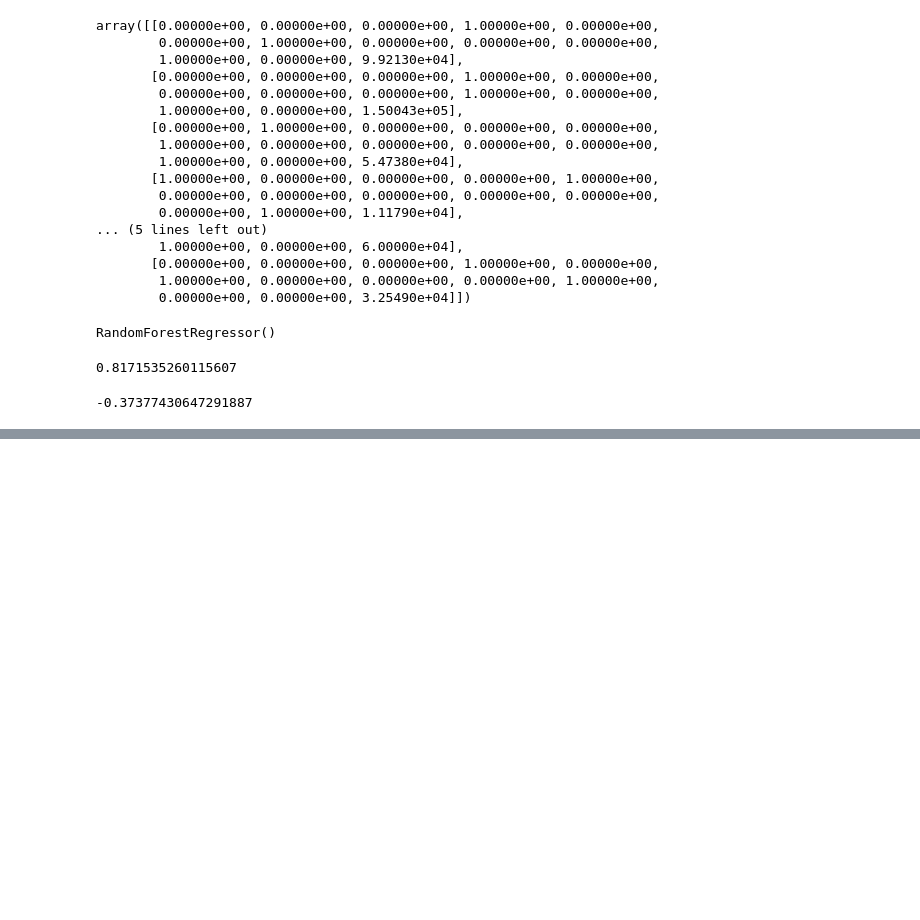
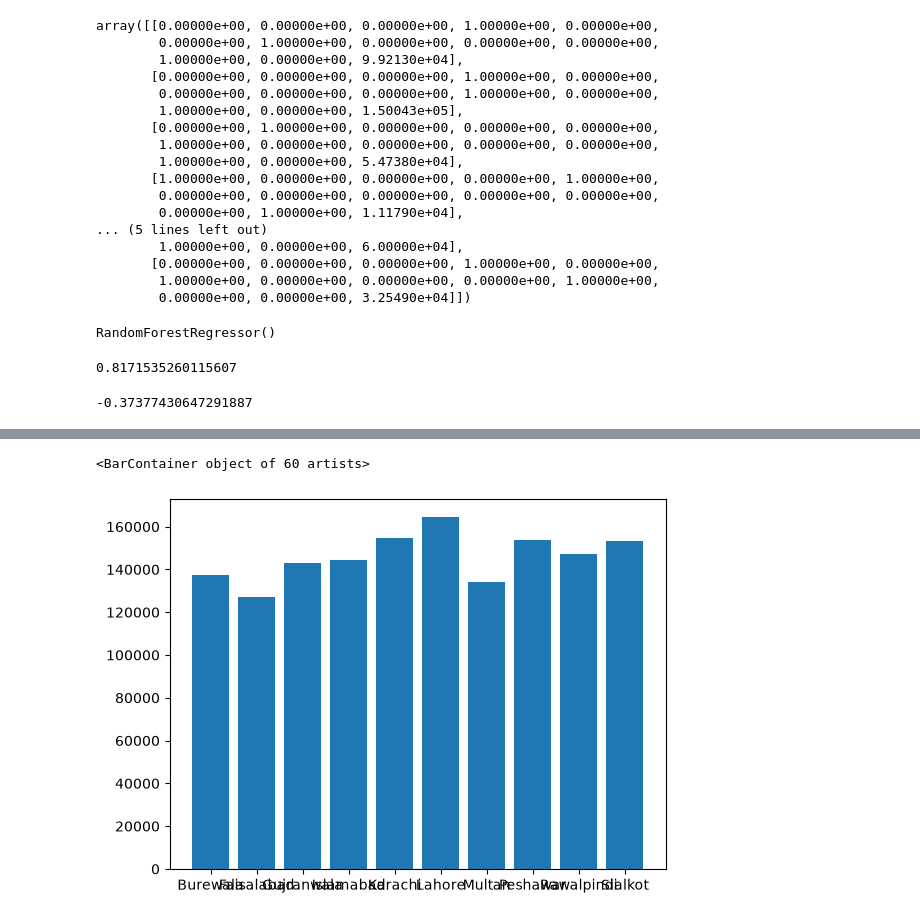
Before and after one commit to DanishNaeem549/Python-and-ML-playlist, a Jupyter notebook: Scikit Learn.ipynb, the cells around one changed output, grey strips where cells are left out. Saved outputs shown, nothing was run; the diff lists cells and outputs as text; code cells hidden in the pictures; blank space fills up the shorter version.

```diff
--- a/Scikit Learn.ipynb
+++ b/Scikit Learn.ipynb
@@ -214,0 +218,3 @@ pickle.dump(model, open("2nd Model of Practice.plk","wb"))
+# %%
+df = pd.read_csv("group_agg.csv")
+df
@@ -214,0 +248,2 @@ pickle.dump(model, open("2nd Model of Practice.plk","wb"))
+# %%
+df['sum']= df['sum'] - 100
@@ -214,0 +272,5 @@ pickle.dump(model, open("2nd Model of Practice.plk","wb"))
+# %%
+plt.bar(x=df['City'], height=df['sum'])
+# %% [output]
+<BarContainer object of 60 artists>
+[figure, added]
```
Also changed, not shown: parts of 34 cells of this notebook, 2 other files.
